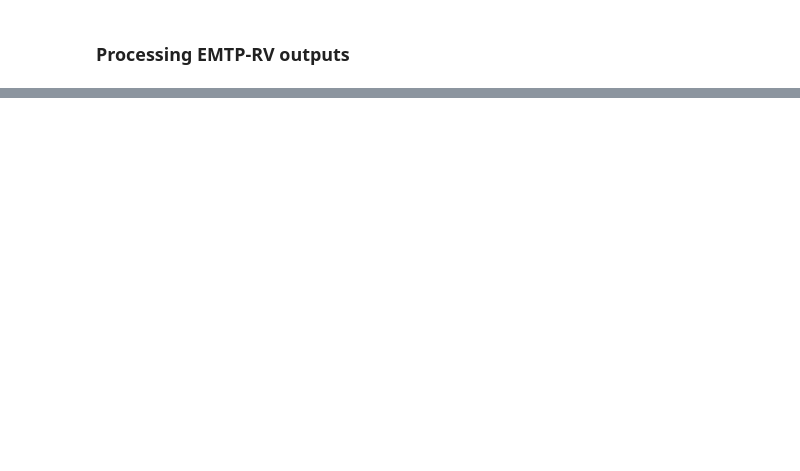
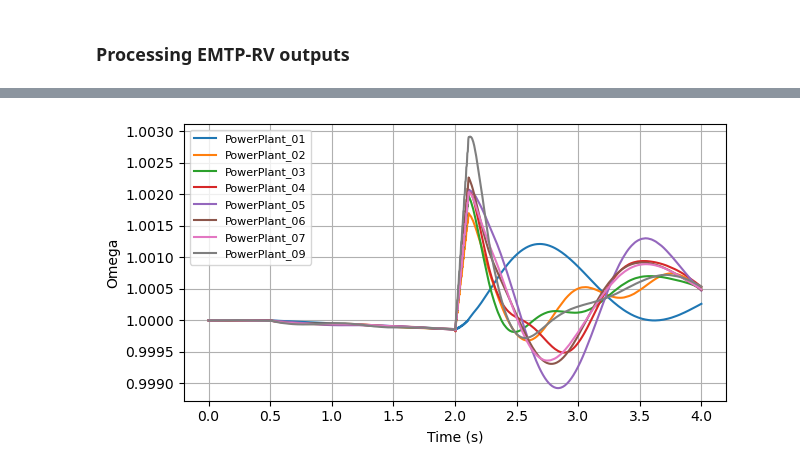
Before and after one commit to sarajcev/load_emtp_data, a Jupyter notebook: Process-EMTP-RV-Outputs.ipynb, the cells around one changed output, grey strips where cells are left out. Drawn from its saved outputs; the diff is of its cells as text; code cells hidden in the pictures; blank space fills up the shorter version.

```diff
--- a/Process-EMTP-RV-Outputs.ipynb
+++ b/Process-EMTP-RV-Outputs.ipynb
@@ -52,0 +97,5 @@ plt.show()
+# %%
+# Plot machine "Omega" values.
+plot_signals(sim, white_list, 'Omega')
+# %% [output]
+[figure, added]
```
Also changed, not shown: parts of 8 cells of this notebook.
